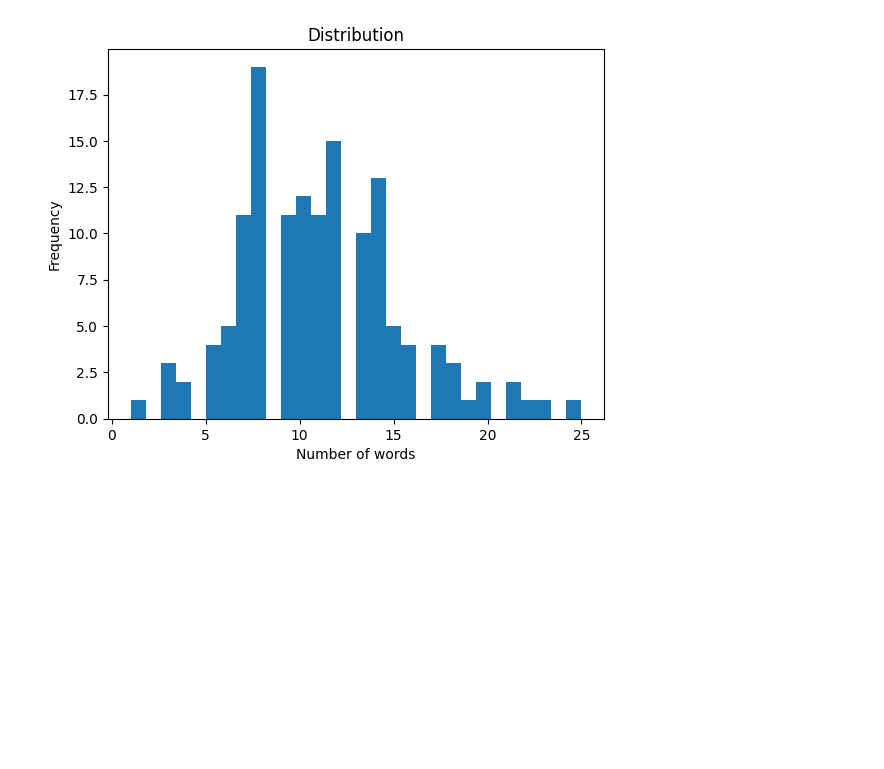
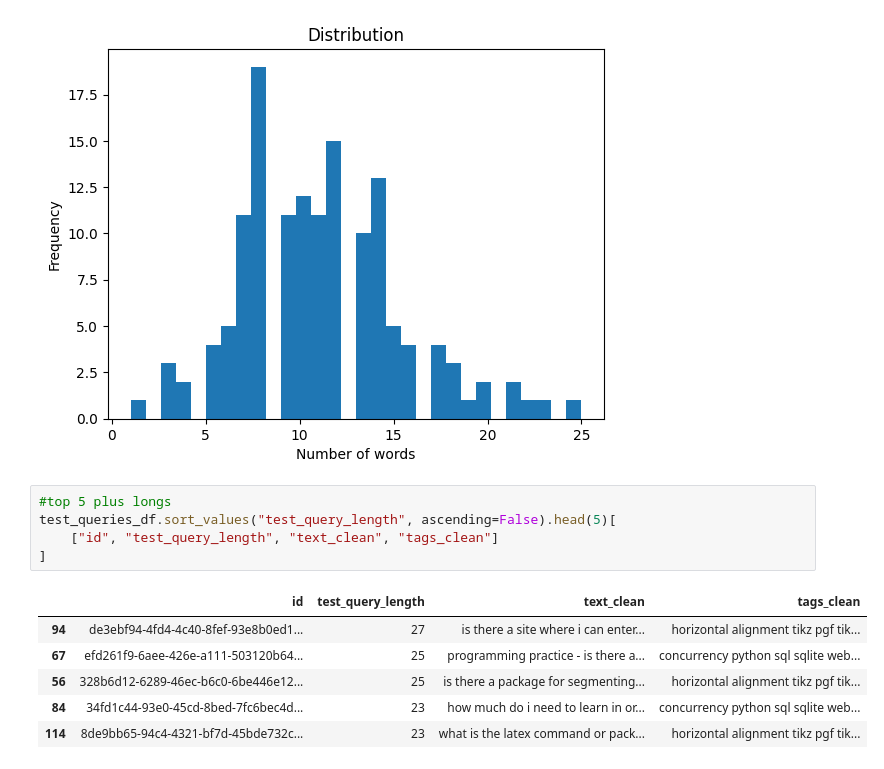
Before and after one commit to AbdelkarimElm/information-retrieval-engine, a Jupyter notebook: information_retrieval_engine.ipynb, the cells around one changed output. Saved outputs shown, nothing was run; the diff lists cells and outputs as text; blank space fills up the shorter version.

```diff
--- a/information_retrieval_engine.ipynb
+++ b/information_retrieval_engine.ipynb
@@ -1022,3 +1022,15 @@ plt.ylabel("Frequency")
 plt.show()
 # %% [output]
 [figure]
+# %%
+#top 5 plus longs
+test_queries_df.sort_values("test_query_length", ascending=False).head(5)[
+    ["id", "test_query_length", "text_clean", "tags_clean"]
+]
+# %% [output]
+|  | id | test_query_length | text_clean | tags_clean |
+| 94 | de3ebf94-4fd4-4c40-8fef-93e8b0ed1... | 27 | is there a site where i can enter... | horizontal alignment tikz pgf tik... |
+| 67 | efd261f9-6aee-426e-a111-503120b64... | 25 | programming practice - is there a... | concurrency python sql sqlite web... |
+| 56 | 328b6d12-6289-46ec-b6c0-6be446e12... | 25 | is there a package for segmenting... | horizontal alignment tikz pgf tik... |
+| 84 | 34fd1c44-93e0-45cd-8bed-7fc6bec4d... | 23 | how much do i need to learn in or... | concurrency python sql sqlite web... |
+| 114 | 8de9bb65-94c4-4321-bf7d-45bde732c... | 23 | what is the latex command or pack... | horizontal alignment tikz pgf tik... |
```
Also changed, not shown: parts of 2 cells of this notebook.
